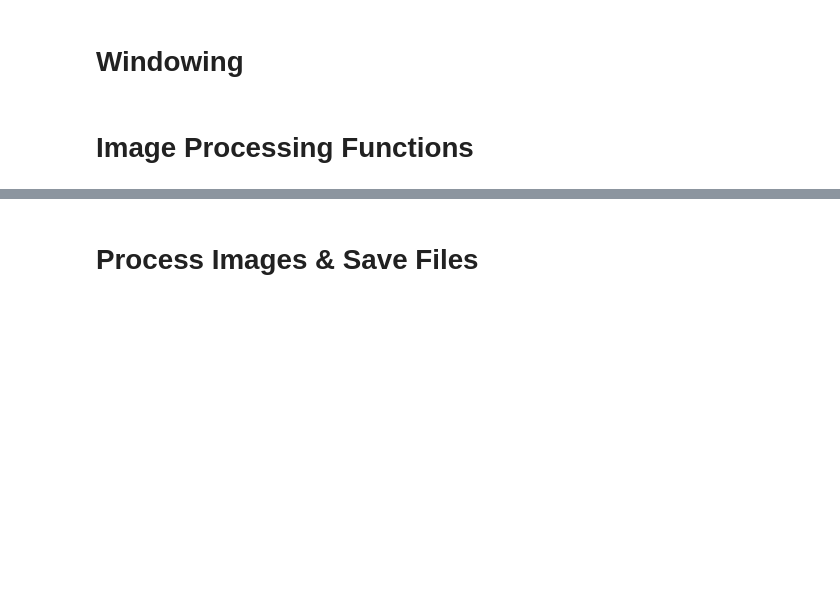
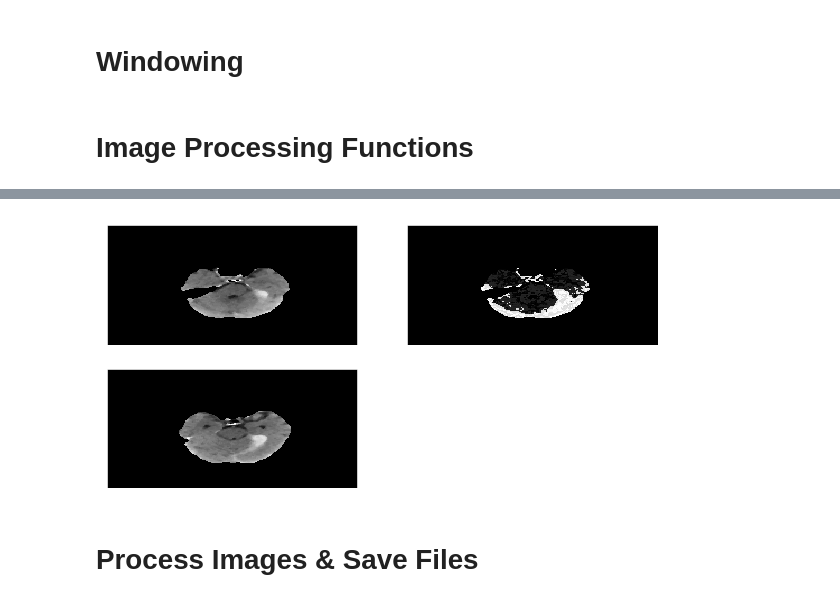
Before and after one commit to PinheiroRodrigo/StrokeDetection, a Jupyter notebook: ProcessImages.ipynb, the cells around one changed output, grey strips where cells are left out. Cells and saved outputs as stored; diff of their text form; code cells hidden in the pictures; blank space fills up the shorter version.

```diff
--- a/ProcessImages.ipynb
+++ b/ProcessImages.ipynb
@@ -237,0 +279,32 @@ plot_image(final_img)
+# %%
+def thresh_slice(dcm_path):
+    orig, img = full_slice_process(dcm_path)
+    # histo = generate_histogram(img_no_soft_tissues)
+    blur = cv2.GaussianBlur(img,(5,5),0)
+    ret3,thresh = cv2.threshold(blur,75,150,cv2.THRESH_BINARY+cv2.THRESH_OTSU)
+    # ret3,thresh = cv2.threshold(img_no_soft_tissues,125,175,cv2.THRESH_BINARY)
+    final = np.bitwise_and(img, thresh, thresh)
+    return img, final
+
+def list_originals_and_processeds(path_list):
+    list = []
+    hists = []
+    for dcm_path in path_list:
+        original, final = thresh_slice(dcm_path)
+        h_o = generate_histogram(original)
+        h_f = generate_histogram(final)
+        list.append(original)
+        list.append(final)
+        hists.append(h_o)
+        hists.append(h_f)
+    return list, hists
+# %%
+lista, histograms = list_originals_and_processeds(path_list)
+for i in range(3):
+    plt.subplot(15,2,i+1)
+    plt.imshow(lista[i],'gray', aspect='auto')
+    plt.xticks([]), plt.yticks([])
+    plt.subplots_adjust(bottom=1.1, right=1.4, top=8.5)
+# plt.show()
+# %% [output]
+[figure, added]
```
Also changed, not shown: parts of 9 cells of this notebook, 2 other files.
